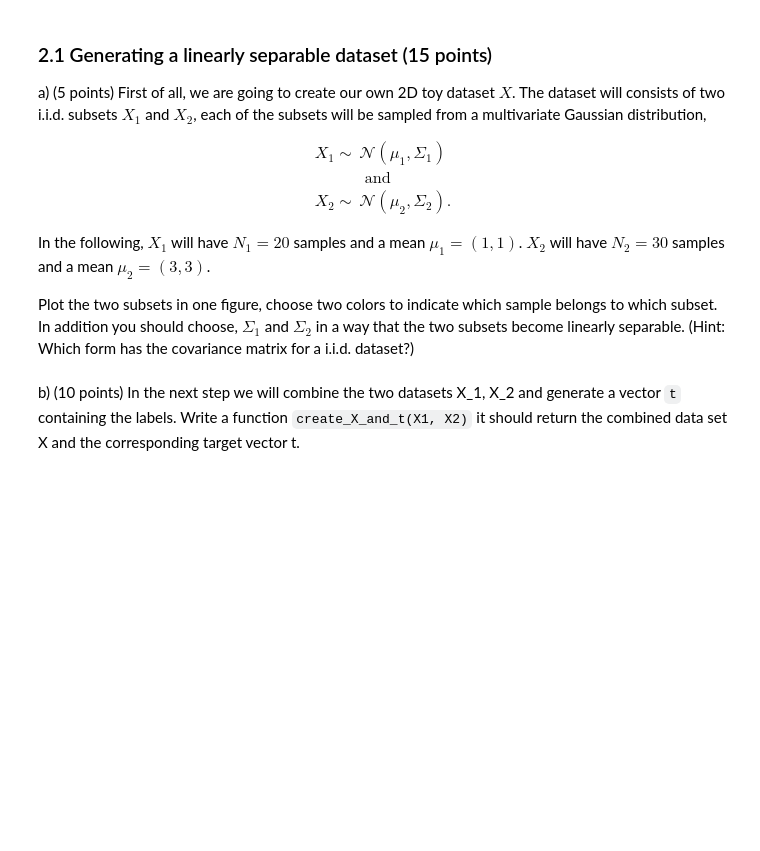
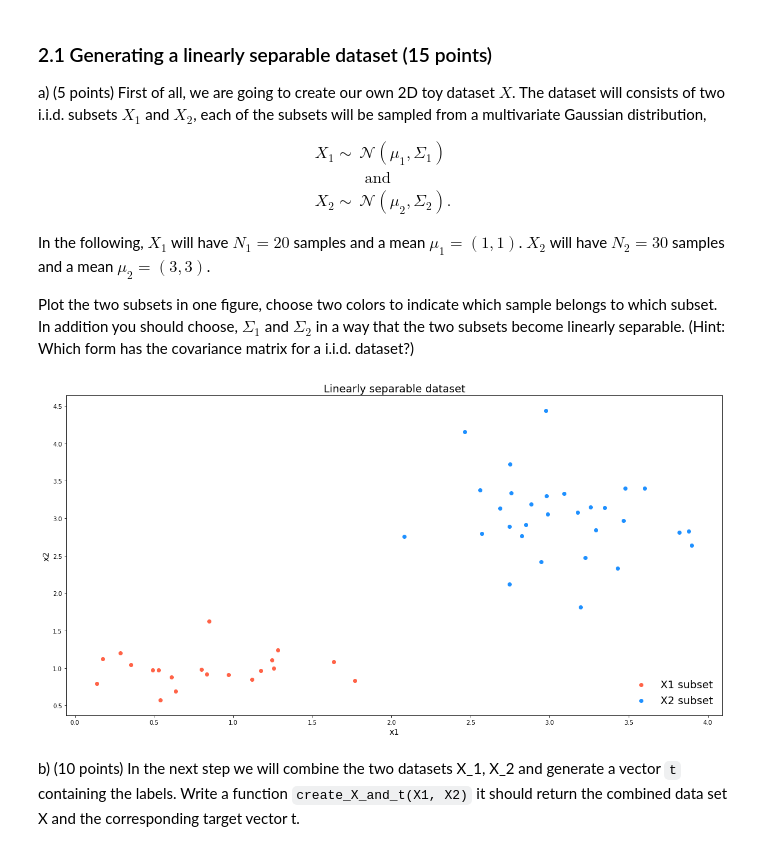
Before and after one commit to AlexWorldD/ML, a Jupyter notebook: 12249564_11656891_lab3.ipynb, the cells around one changed output. Drawn from its saved outputs; the diff is of its cells as text; code cells hidden in the pictures; blank space fills up the shorter version.

```diff
--- a/12249564_11656891_lab3.ipynb
+++ b/12249564_11656891_lab3.ipynb
@@ -405,2 +402,25 @@ raise NotImplementedError()
+# %%
+RANDOM_SEED=111
+np.random.seed(RANDOM_SEED)
+N1=20
+N2=30
+# For iid dataset variance matrix should be diagonal one
+PARAMETERS = {"X1": {"size": N1, "mean": np.array([1,1]), "sigma": np.diag(np.random.uniform(0, .4, 2))},
+              "X2": {"size": N2, "mean": np.array([3,3]), "sigma": np.diag(np.random.uniform(0, .4, 2))}}
+def getDataset(param):
+    res = list()
+    for k, item in param.items():
+        res.append(np.random.multivariate_normal(item["mean"], item["sigma"], item["size"]))
+    return tuple(res)
+x1, x2 = getDataset(PARAMETERS)
+plt.scatter(x1[:,0], x1[:,1], color="tomato", label="X1 subset")
+plt.scatter(x2[:,0], x2[:,1], color="dodgerblue", label="X2 subset")
+plt.title('Linearly separable dataset', fontsize=18)
+plt.legend(loc="lower right", fontsize=18, frameon=False)
+plt.xlabel('x1', fontsize=14)
+plt.ylabel('x2', fontsize=14)
+plt.show()
+# %% [output]
+[figure, added]
 # %% [markdown]
 b) (10 points) In the next step we will combine the two datasets X_1, X_2 and generate a vector `t` containing the labels. Write a function `create_X_and_t(X1, X2)` it should return the combined data set X and the corresponding target vector t.
```
Also changed, not shown: parts of 15 cells of this notebook, 1 other file.
